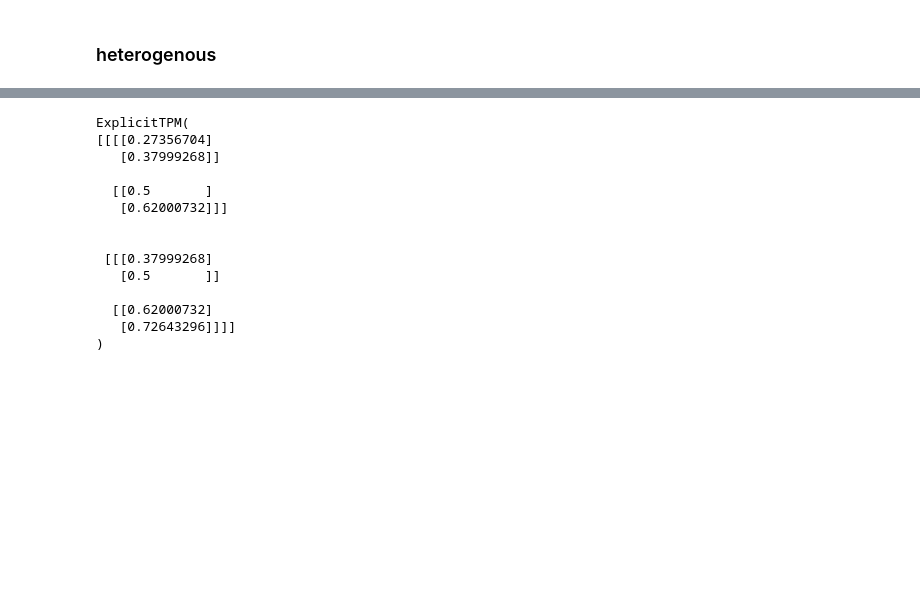
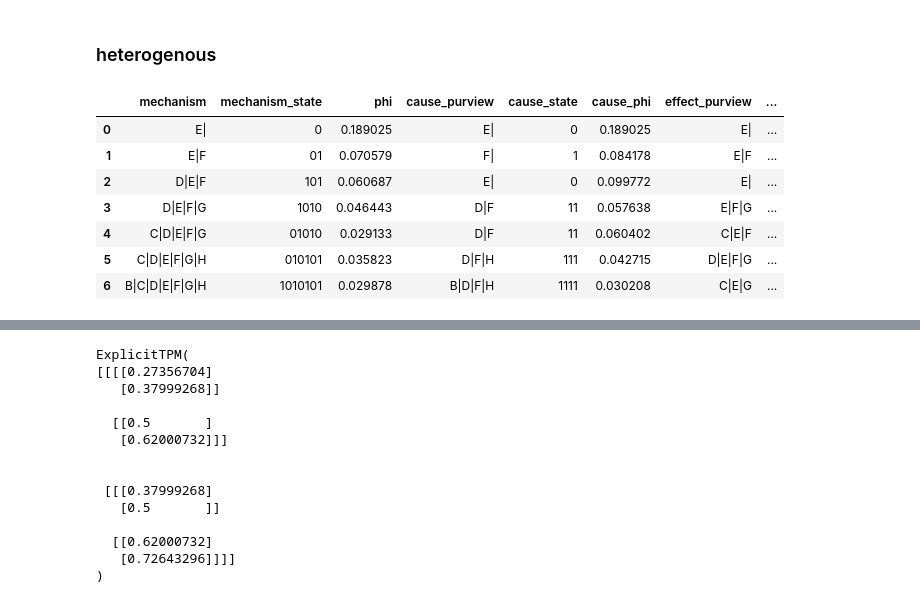
Before and after one commit to bjorneju/substrate_modeler, a Jupyter notebook: pyramid_on_a_grid.ipynb, the cells around one changed output, grey strips where cells are left out. Saved outputs shown, nothing was run; the diff lists cells and outputs as text; code cells hidden in the pictures; blank space fills up the shorter version.

```diff
--- a/pyramid_on_a_grid.ipynb
+++ b/pyramid_on_a_grid.ipynb
@@ -427,3 +474,14 @@ state = (0,1,0,1,0,1,0,1,0)*2+(0,0,0,0,0)
 # %%
-cons_hetero = concepts(V1,[(4,),(3,4),(2,3,4),(2,3,4,5),(2,3,4,5,6),(2,3,4,5,6,7)])
-ces2df(pyphi.models.CauseEffectStructure(cons_hetero,subsystem=V1))
+cons_hetero = concepts(V1,mechanisms)
+het_df = ces2df(pyphi.models.CauseEffectStructure(cons_hetero, subsystem=V1))
+# %%
+het_df
+# %% [output]
+|  | mechanism | mechanism_state | phi | cause_purview | cause_state | cause_phi | effect_purview | ... |
+| 0 | E| | 0 | 0.189025 | E| | 0 | 0.189025 | E| | ... |
+| 1 | E|F | 01 | 0.070579 | F| | 1 | 0.084178 | E|F | ... |
+| 2 | D|E|F | 101 | 0.060687 | E| | 0 | 0.099772 | E| | ... |
+| 3 | D|E|F|G | 1010 | 0.046443 | D|F | 11 | 0.057638 | E|F|G | ... |
+| 4 | C|D|E|F|G | 01010 | 0.029133 | D|F | 11 | 0.060402 | C|E|F | ... |
+| 5 | C|D|E|F|G|H | 010101 | 0.035823 | D|F|H | 111 | 0.042715 | D|E|F|G | ... |
+| 6 | B|C|D|E|F|G|H | 1010101 | 0.029878 | B|D|F|H | 1111 | 0.030208 | C|E|G | ... |
```
Also changed, not shown: parts of 27 cells of this notebook.
